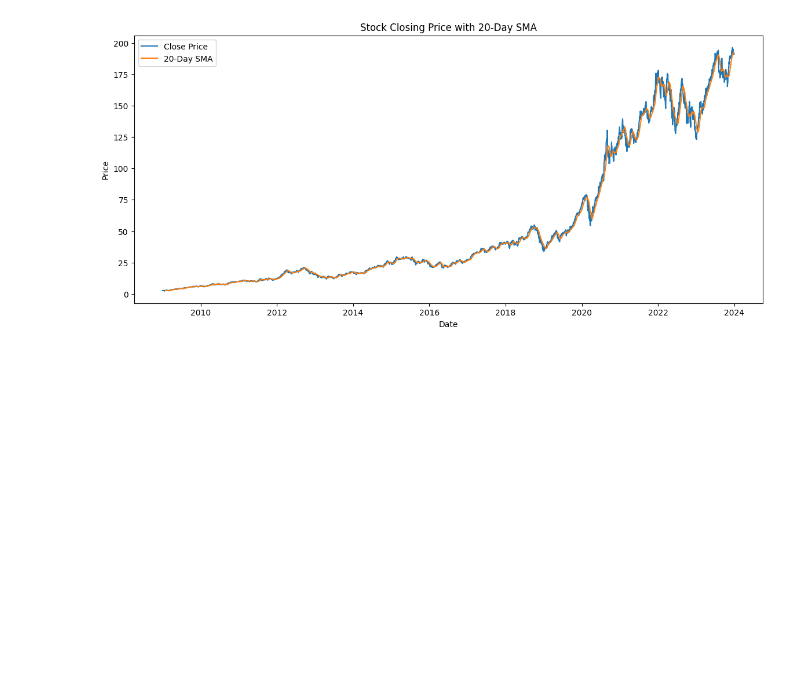
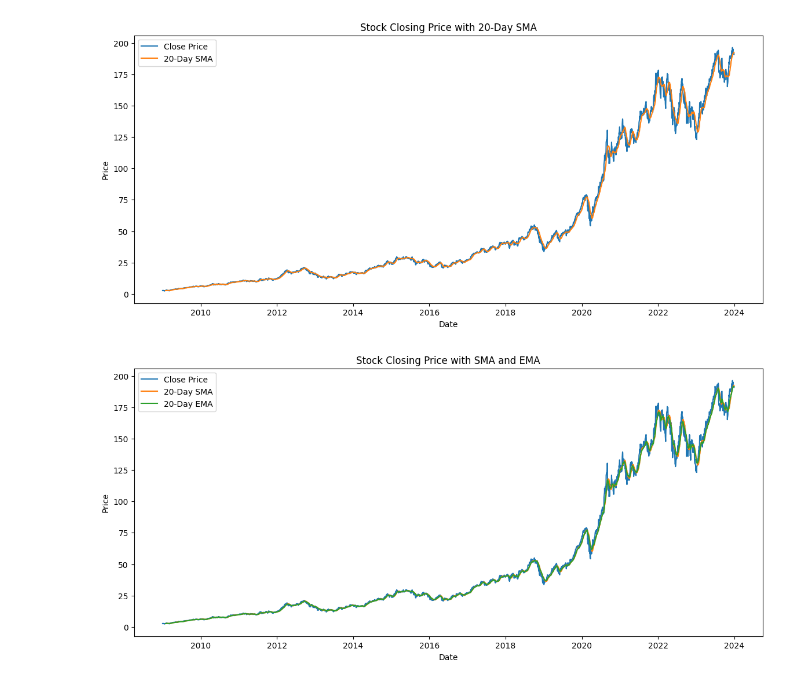
Before and after one commit to Dana-21-21/news-sentiment-analysis, a Jupyter notebook: notebooks/stock_price_analysis.ipynb, the cells around one changed output. Saved outputs shown, nothing was run; the diff lists cells and outputs as text; code cells hidden in the pictures; blank space fills up the shorter version.

Commit message:
feat:Including EMA indicator

```diff
--- a/notebooks/stock_price_analysis.ipynb
+++ b/notebooks/stock_price_analysis.ipynb
@@ -57,6 +57,8 @@ Low       0
 Open      0
 Volume    0
 dtype: int64
+# %%
+df = df.dropna()
 # %%
 df["Date"] = pd.to_datetime(df["Date"])
 # %%
@@ -88,0 +93,26 @@ plt.show()
+# %%
+ema_20 = EMAIndicator(close=df["Close"], window=20)
+
+df["EMA_20"] = ema_20.ema_indicator()
+# %%
+import matplotlib.pyplot as plt
+
+plt.figure(figsize=(14,6))
+
+plt.plot(df.index, df["Close"], label="Close Price")
+
+plt.plot(df.index, df["SMA_20"], label="20-Day SMA")
+
+plt.plot(df.index, df["EMA_20"], label="20-Day EMA")
+
+plt.title("Stock Closing Price with SMA and EMA")
+
+plt.xlabel("Date")
+
+plt.ylabel("Price")
+
+plt.legend()
+
+plt.show()
+# %% [output]
+[figure, added]
```
Also changed, not shown: parts of 3 cells of this notebook.
